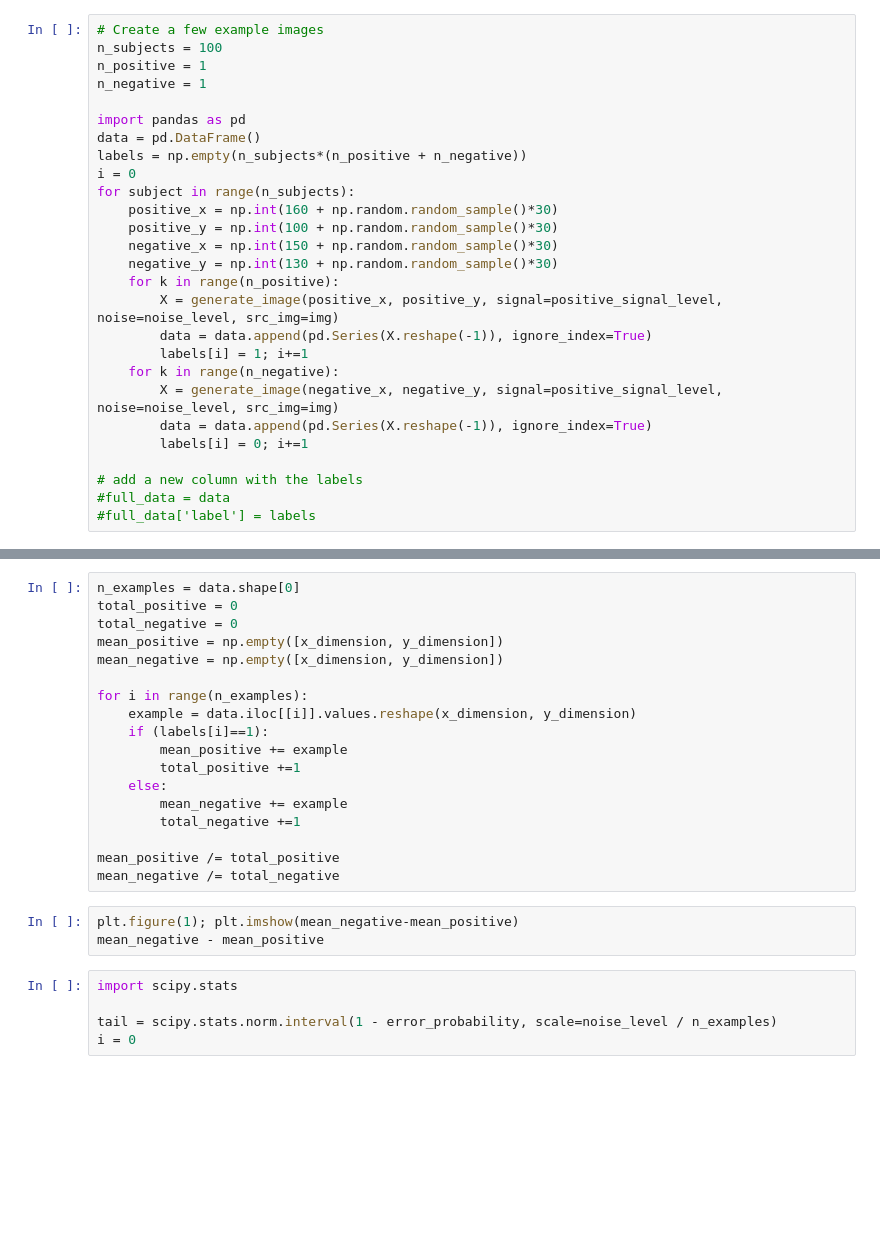
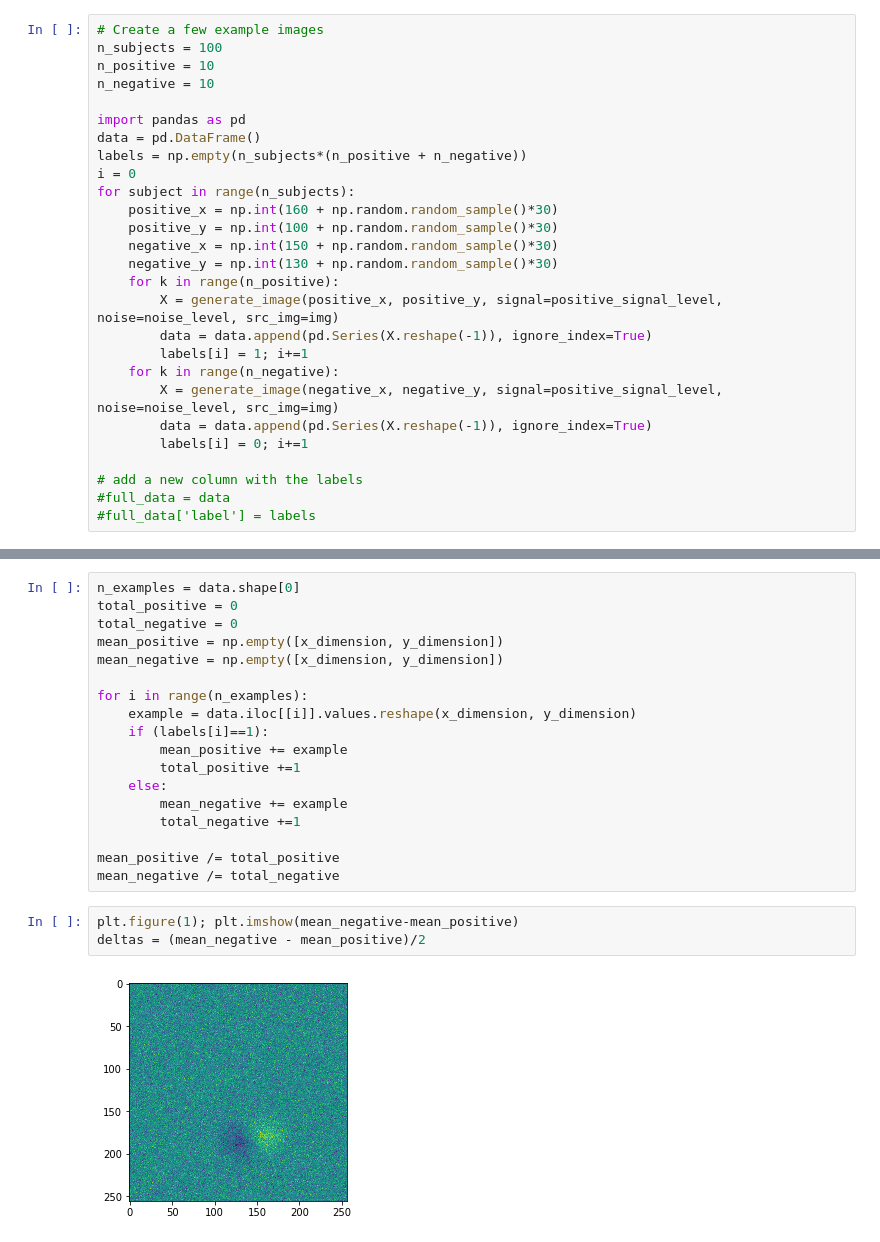
Before and after one commit to olethrosdc/ml-society-science, a Jupyter notebook: src/reproducibility/mri_analysis.ipynb, the cells around one changed output, grey strips where cells are left out. Saved outputs shown, nothing was run; the diff lists cells and outputs as text; blank space fills up the shorter version.

```diff
--- a/src/reproducibility/mri_analysis.ipynb
+++ b/src/reproducibility/mri_analysis.ipynb
@@ -42,8 +52,8 @@ plt.imshow(generate_image(160, 100, signal=signal_level, noise=noise_level, src_
 # %%
 # Create a few example images
 n_subjects = 100
-n_positive = 1
-n_negative = 1
+n_positive = 10
+n_negative = 10
 
 import pandas as pd
 data = pd.DataFrame()
@@ -88,9 +96,6 @@ mean_positive /= total_positive
 mean_negative /= total_negative
 # %%
 plt.figure(1); plt.imshow(mean_negative-mean_positive)
-mean_negative - mean_positive
+deltas = (mean_negative - mean_positive)/2
+# %% [output]
+[figure, added]
-# %%
-import scipy.stats
-
-tail = scipy.stats.norm.interval(1 - error_probability, scale=noise_level / n_examples)
-i = 0
```
Also changed, not shown: parts of 7 cells of this notebook.
